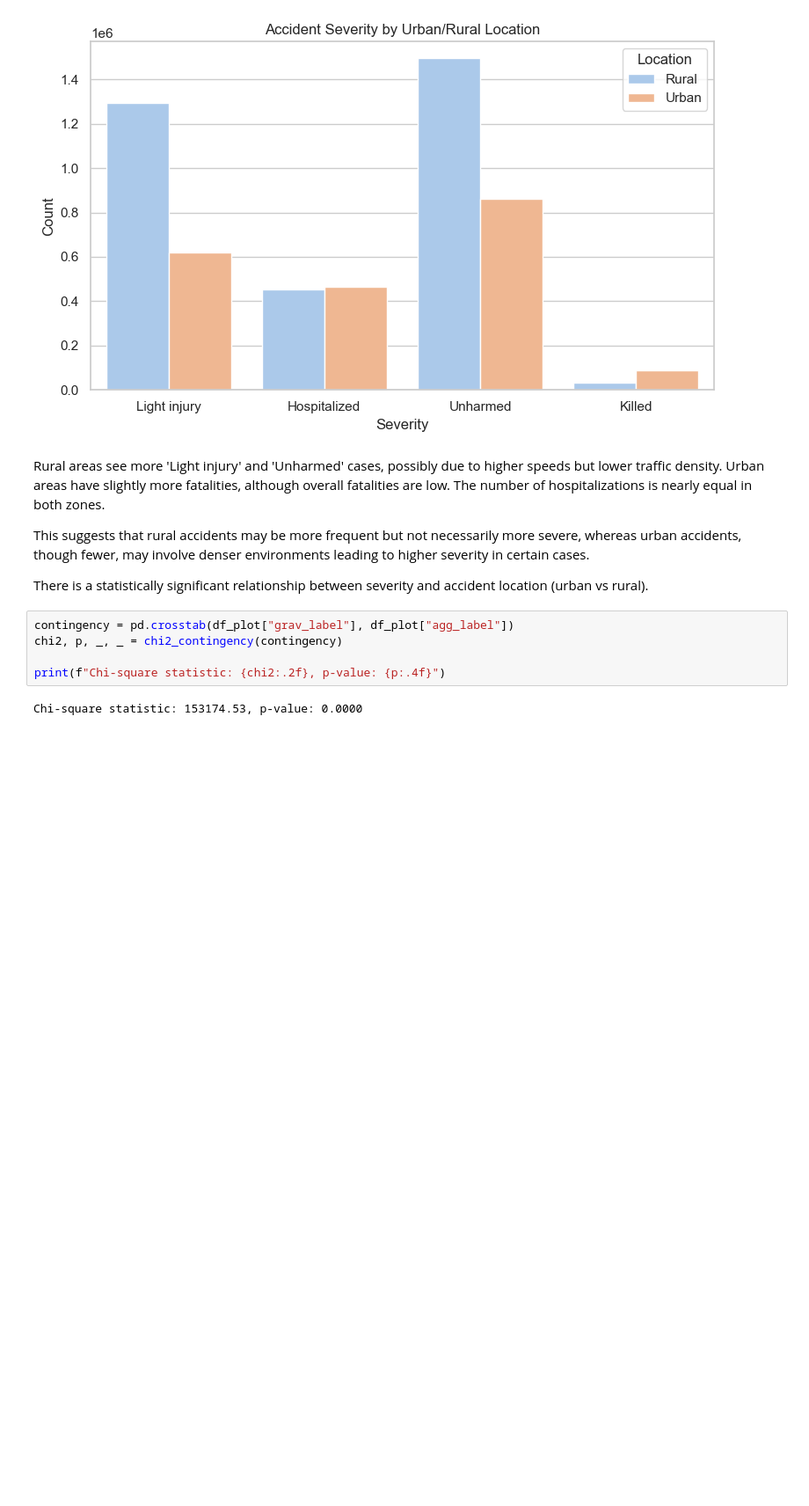
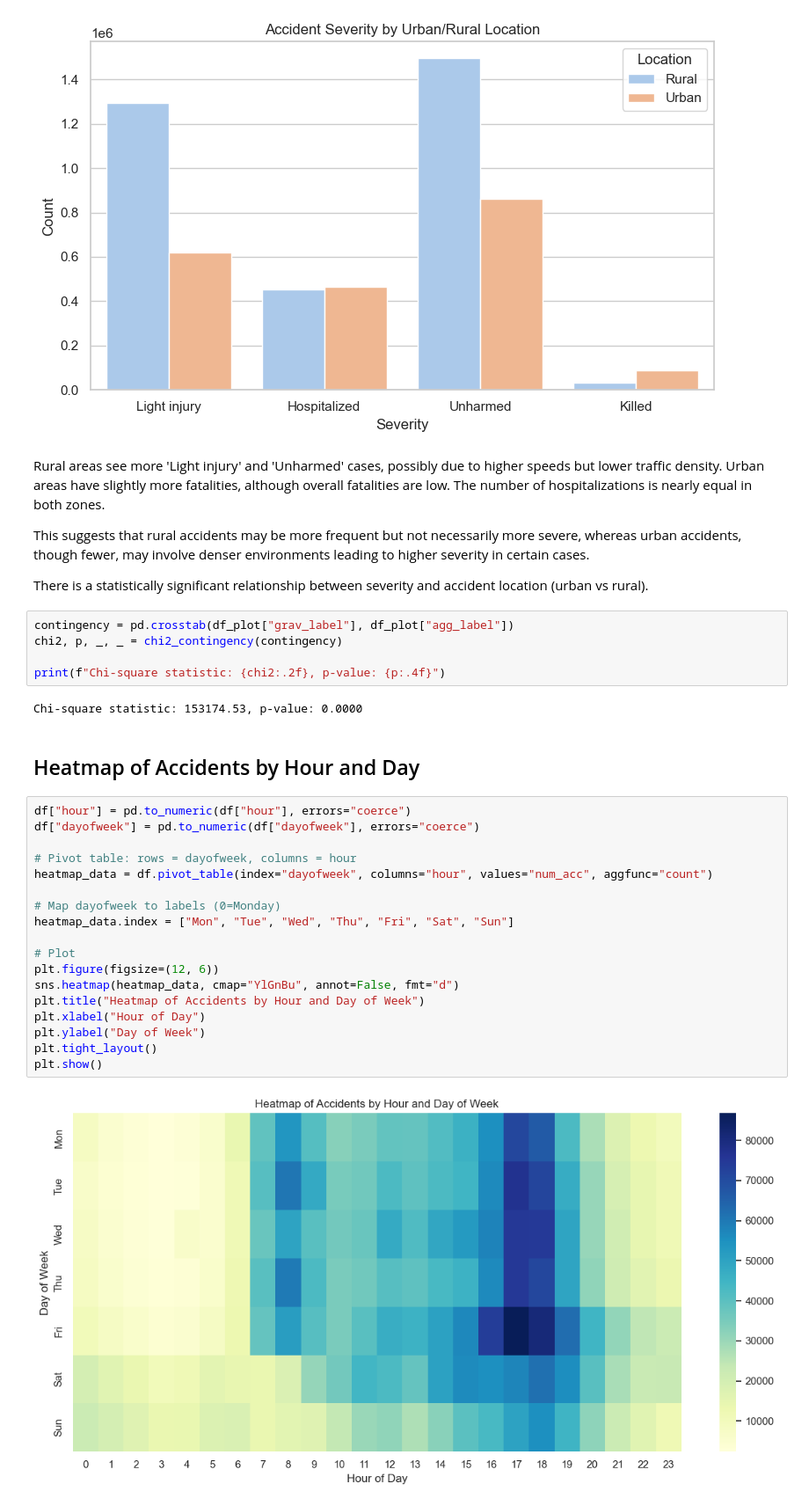
Before and after one commit to DataScientest-Studio/nov24cds_road_accidents, a Jupyter notebook: notebooks/1.0-julia-visualization.ipynb, the cells around one changed output. Shown: that part at 88% size. Saved outputs shown, nothing was run; the diff lists cells and outputs as text; blank space fills up the shorter version.

Commit message:
updated visualization notebook
added heatmap of Accidents by Hour and Day

```diff
--- a/notebooks/1.0-julia-visualization.ipynb
+++ b/notebooks/1.0-julia-visualization.ipynb
@@ -158,3 +158,25 @@ chi2, p, _, _ = chi2_contingency(contingency)
 print(f"Chi-square statistic: {chi2:.2f}, p-value: {p:.4f}")
 # %% [output]
 Chi-square statistic: 153174.53, p-value: 0.0000
+# %% [markdown]
+## Heatmap of Accidents by Hour and Day
+# %%
+df["hour"] = pd.to_numeric(df["hour"], errors="coerce")
+df["dayofweek"] = pd.to_numeric(df["dayofweek"], errors="coerce")
+
+# Pivot table: rows = dayofweek, columns = hour
+heatmap_data = df.pivot_table(index="dayofweek", columns="hour", values="num_acc", aggfunc="count")
+
+# Map dayofweek to labels (0=Monday)
+heatmap_data.index = ["Mon", "Tue", "Wed", "Thu", "Fri", "Sat", "Sun"]
+
+# Plot
+plt.figure(figsize=(12, 6))
+sns.heatmap(heatmap_data, cmap="YlGnBu", annot=False, fmt="d")
+plt.title("Heatmap of Accidents by Hour and Day of Week")
+plt.xlabel("Hour of Day")
+plt.ylabel("Day of Week")
+plt.tight_layout()
+plt.show()
+# %% [output]
+[figure, added]
```
